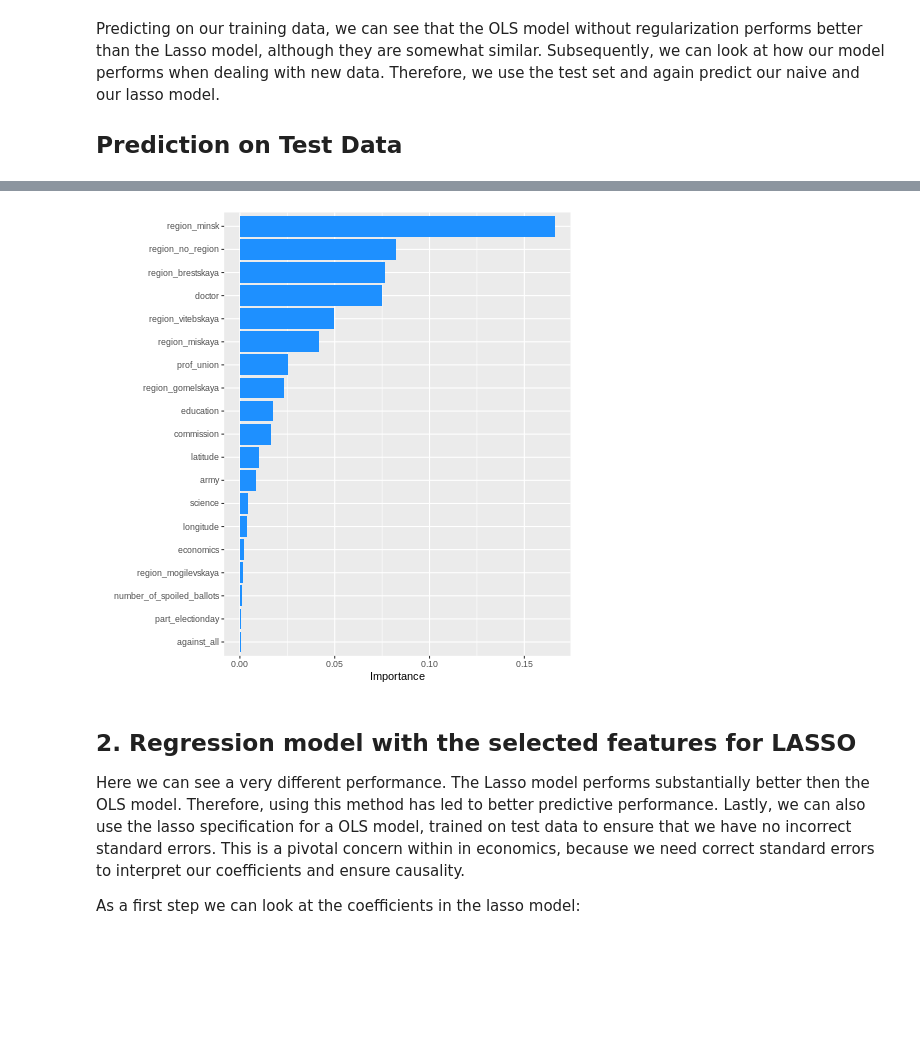
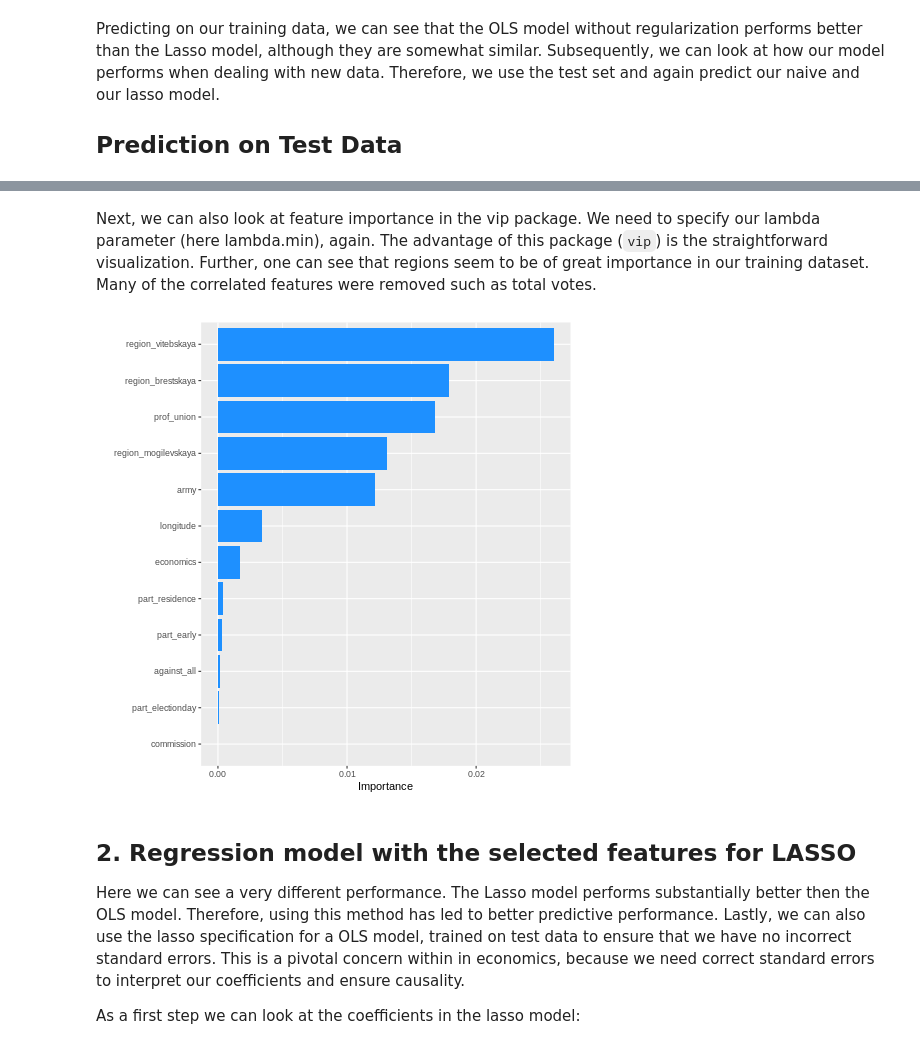
Before and after one commit to danielsaggau/Elections-Belarus, a Jupyter notebook: Belarus_ML_Full_Analysis.ipynb, the cells around one changed output, grey strips where cells are left out. Cells and saved outputs as stored; diff of their text form; code cells hidden in the pictures; blank space fills up the shorter version.

````diff
--- a/Belarus_ML_Full_Analysis.ipynb
+++ b/Belarus_ML_Full_Analysis.ipynb
@@ -332,3 +313,29 @@ set.seed(144)
 In the first step, we split the data into training and test set.
 We use a split of 0.66.
 For reference, we are using a slightly modified dataset here because we use regression as a categorical variable and not use dummies for each region due to the limited number of observations which prove to be inconvient for subsequent regression analysis. Irrespective, we will later on look at geospatial voting information to get a more fine grained picture of what the geospatial variation looks like.
+# %%
+%%R
+set.seed(123)
+data = read_excel("df_merge_3.xlsx")
+data = select(data, -c("Dmitriev","Kanopatskaya","Lukashenko","Tikhanovskaya","Cherechen","...1")) # removing other candidate votes
+skim(data)
+# %%
+%%R
+
+data = data %>%
+rename(
+    total = total_number_of_voters_at_the_polling_station_determined_by_the_list_of_citizens_entitled_to_participate_in_the_election,
+received = number_of_voters_who_received_ballots,
+took_part = number_of_voters_who_took_part_in_the_voting,
+part_early = number_of_voters_who_took_part_in_the_early_voting,
+part_residence = number_of_voters_who_took_part_in_voting_at_the_place_of_residence,
+part_electionday =number_of_voters_who_took_part_in_the_voting_on_election_day_at_the_polling_station,
+dropped = number_of_votes_for_candidates_who_dropped_out_during_early_voting_period,
+against_all = number_of_votes_againts_all_candidates,
+against_single = number_of_votes_against_a_candidate_if_voting_was_held_on_one_candidate,
+invalid = number_of_ballots_declared_invalid,
+commission = number_of_ballots_received_by_election_commission,
+spoiled = number_of_spoiled_ballots,
+unused = number_of_unused_ballots
+)
+data = data[c(23:30,1:22)] # reorder variables
@@ -501,9 +593,11 @@ library(vip) # Link: https://koalaverse.github.io/vip/articles/vip.html
+# %% [markdown]
+Next, we can also look at feature importance in the vip package. We need to specify our lambda parameter (here lambda.min), again. The advantage of this package (```vip```) is the straightforward visualization. Further, one can see that regions seem to be of great importance in our training dataset. Many of the correlated features were removed such as total votes.
 # %%
 %%R
 # backward <- step(model_lasso, direction = "backward", trace = 0)
-vip(model_lasso, width = 0.5, aesthetics = list(fill = "dodgerblue1"), num_features= 19)
+vip(cv$glmnet.fit, width = 0.5, aesthetics = list(fill = "dodgerblue1"), num_features= 12, lambda = cv$lambda.min)
 # %% [output]
-[figure, old version]
+[figure, new version]
 # %% [markdown]
 ## 2. Regression model with the selected features for LASSO
 
````
Also changed, not shown: parts of 51 cells of this notebook.
